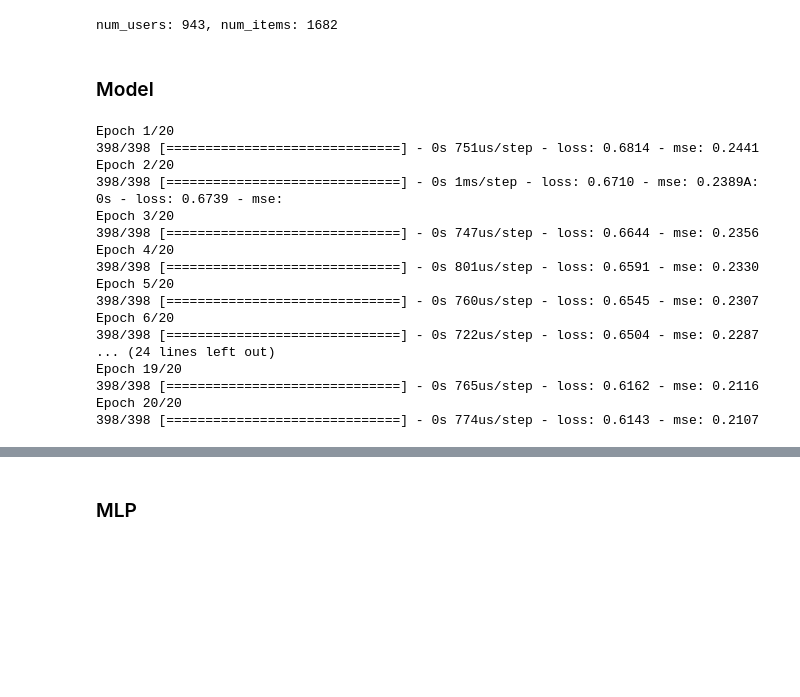
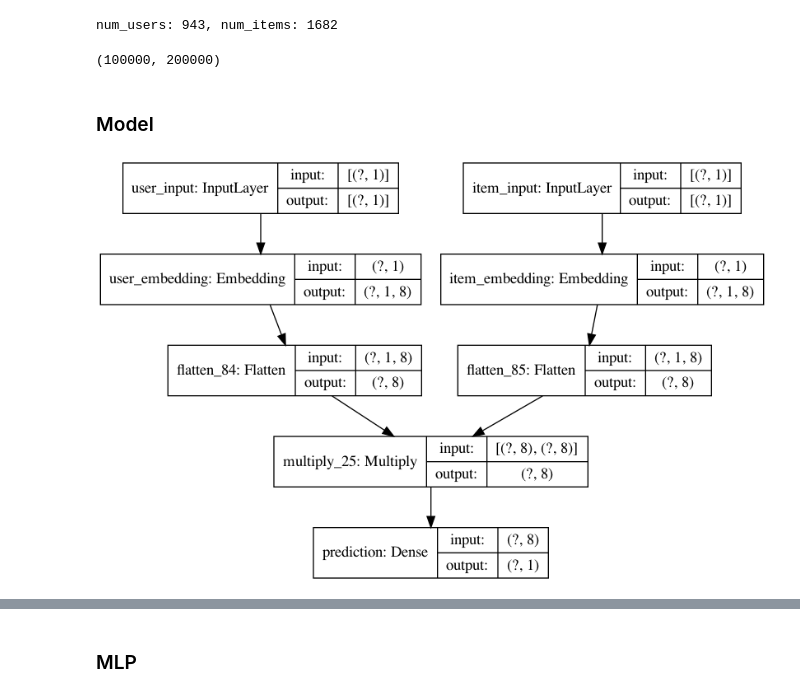
Before and after one commit to ljinse/tensorflow_tutorial, a Jupyter notebook: NCF.ipynb, the cells around one changed output, grey strips where cells are left out. Cells and saved outputs as stored; diff of their text form; code cells hidden in the pictures; blank space fills up the shorter version.

```diff
--- a/NCF.ipynb
+++ b/NCF.ipynb
@@ -55,3 +75,7 @@ for user_id in user_map :
+# %%
+sum(y), len(y)
+# %% [output]
+(100000, 200000)
 # %% [markdown]
 ### Model
 # %%
@@ -64,7 +88,7 @@ import numpy as np
 user_input_dim = num_users + 1
 item_input_dim = num_items + 1
 
-latent_dim = 4
+latent_dim = 8
 
 '''
 # user1 : item1, item2
@@ -77,53 +101,32 @@ latent_dim = 4
 # (2 pos / 2 neg) per user
 train_user_input = [1, 1, 1, 1, 2, 2, 2, 2, 3, 3, 3, 3, 4, 4, 4, 4, 5, 5, 5, 5]
 train_item_input = [1, 2, 3, 4, 1, 3, 2, 5, 1, 4, 2, 5, 1, 5, 2, 3, 1, 2, 3, 4]
 train_labels = [1, 1, 0, 0, 1, 1, 0, 0, 1, 1, 0, 0, 1, 1, 0, 0, 1, 1, 0, 0]
 
 print(len(train_user_input), len(train_item_input), len(train_labels))
 '''
 
 # Input variables
 user_input = Input(shape=(1,), dtype='int32', name = 'user_input')
 item_input = Input(shape=(1,), dtype='int32', name = 'item_input')
 
 MF_Embedding_User = tf.keras.layers.Embedding(input_dim = user_input_dim, output_dim = latent_dim, name = 'user_embedding',
                               embeddings_initializer='uniform', input_length=1)
 MF_Embedding_Item = tf.keras.layers.Embedding(input_dim = item_input_dim, output_dim = latent_dim, name = 'item_embedding',
                               embeddings_initializer='uniform', input_length=1)
 
 # Crucial to flatten an embedding vector!
 user_latent = tf.keras.layers.Flatten()(MF_Embedding_User(user_input))
 item_latent = tf.keras.layers.Flatten()(MF_Embedding_Item(item_input))
 
 # Element-wise product of user and item embeddings
 predict_vector = tf.keras.layers.Multiply()([user_latent, item_latent])
 
 # Final prediction layer
 prediction = tf.keras.layers.Dense(1, activation='sigmoid', kernel_initializer=tf.keras.initializers.LecunUniform(), name='prediction')(predict_vector)
 
-
 model = tf.keras.Model(inputs=[user_input, item_input], outputs=prediction)
 
-model.compile(optimizer=tf.keras.optimizers.Adagrad(lr=0.001), loss='binary_crossentropy', metrics=['mse'])
-
-hist = model.fit([np.array(X_user), np.array(X_item)], #input
-                 np.array(y), # labels
-                 batch_size=256, epochs=20, verbose=1, shuffle=True)
+tf.keras.utils.plot_model(model, to_file='model_plot.png', show_shapes=True, show_layer_names=True)
 # %% [output]
-Epoch 1/20
-398/398 [==============================] - 0s 751us/step - loss: 0.6814 - mse: 0.2441
-Epoch 2/20
-398/398 [==============================] - 0s 1ms/step - loss: 0.6710 - mse: 0.2389A: 0s - loss: 0.6739 - mse:
-Epoch 3/20
-398/398 [==============================] - 0s 747us/step - loss: 0.6644 - mse: 0.2356
-Epoch 4/20
-398/398 [==============================] - 0s 801us/step - loss: 0.6591 - mse: 0.2330
-Epoch 5/20
-398/398 [==============================] - 0s 760us/step - loss: 0.6545 - mse: 0.2307
-Epoch 6/20
-398/398 [==============================] - 0s 722us/step - loss: 0.6504 - mse: 0.2287
-... (24 lines left out)
-Epoch 19/20
-398/398 [==============================] - 0s 765us/step - loss: 0.6162 - mse: 0.2116
-Epoch 20/20
-398/398 [==============================] - 0s 774us/step - loss: 0.6143 - mse: 0.2107
+[figure, added]
```
Also changed, not shown: parts of 20 cells of this notebook.
